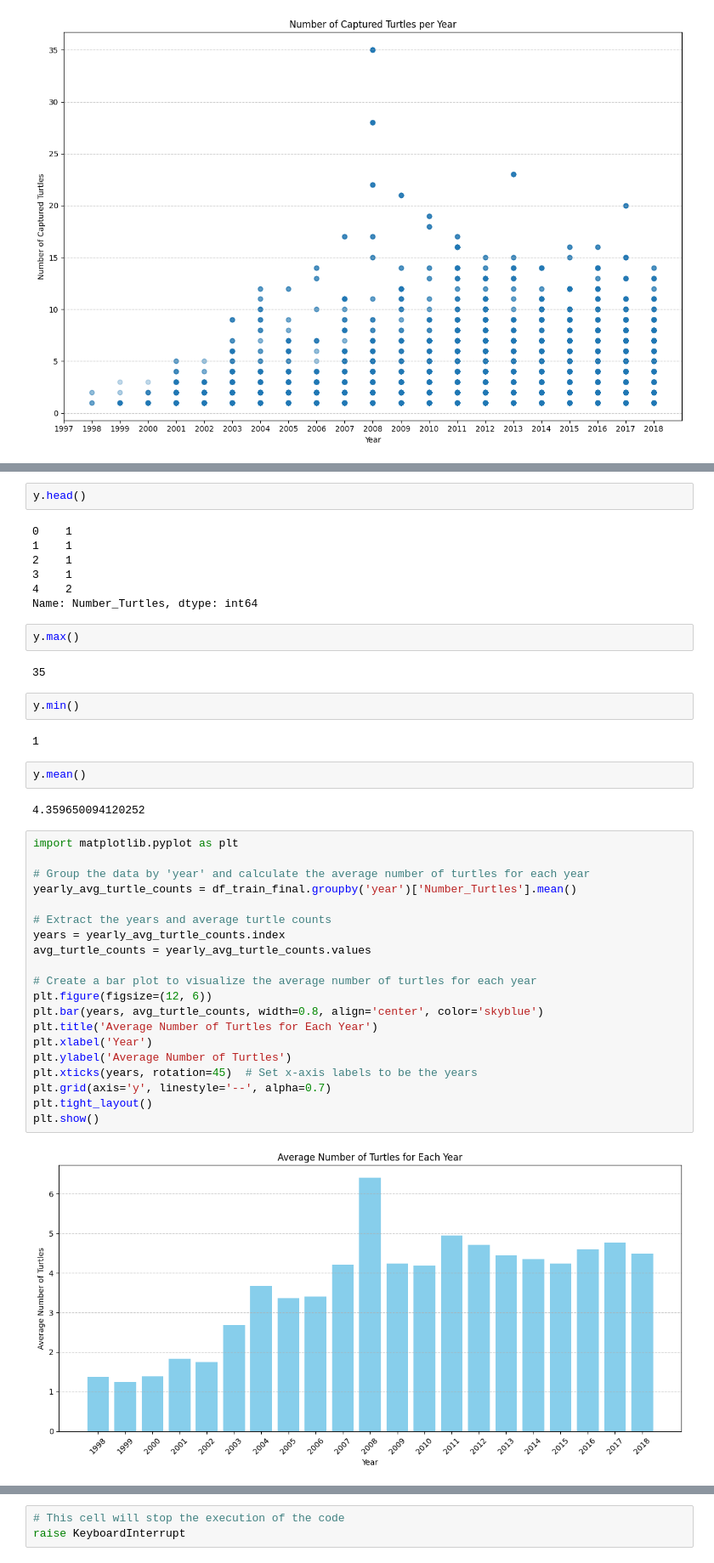
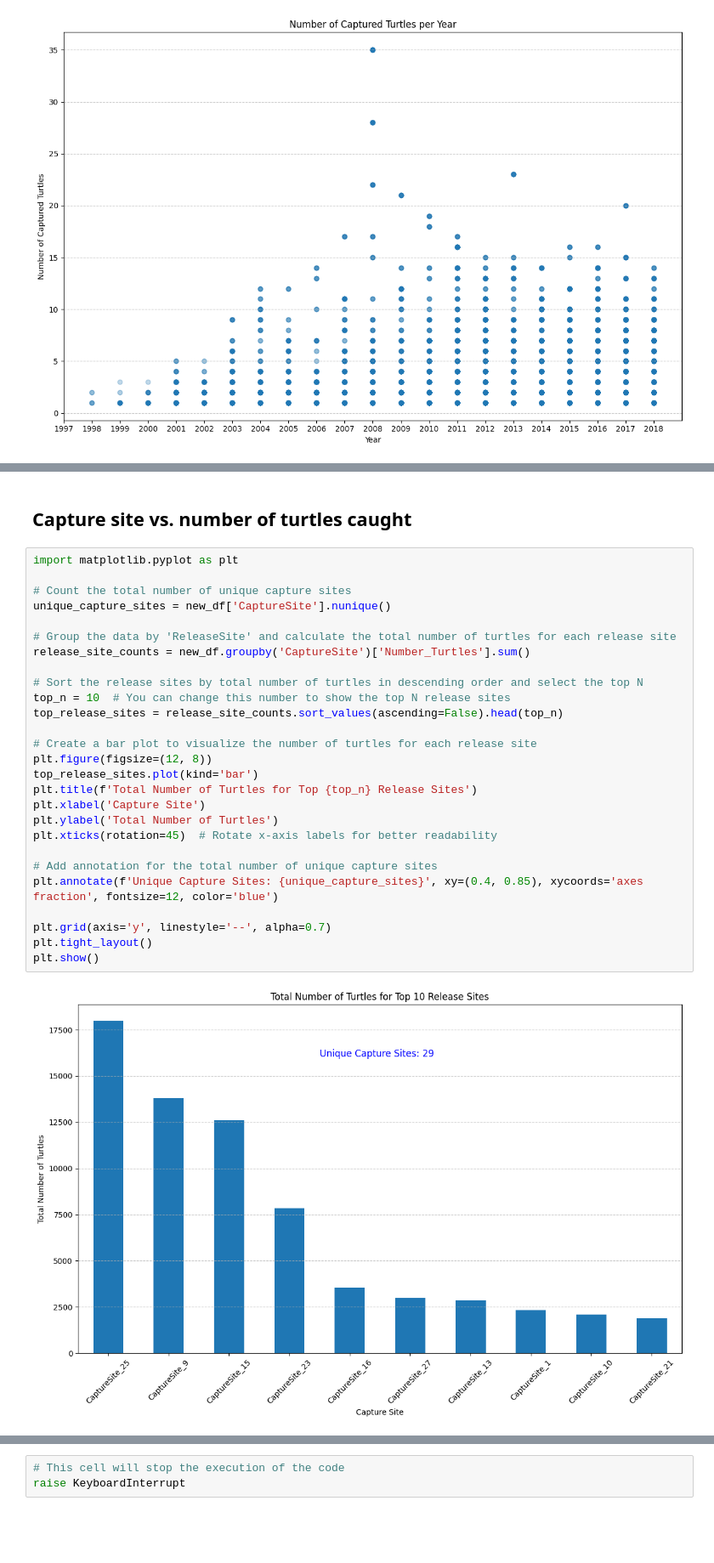
Before and after one commit to eigenaarti2/Ninja-Turtles, a Jupyter notebook: Baseline_new_start_carolina.ipynb, the cells around one changed output, grey strips where cells are left out. Shown at 85% size. Saved outputs shown, nothing was run; the diff lists cells and outputs as text; blank space fills up the shorter version.

Commit message:
Visualization

```diff
--- a/Baseline_new_start_carolina.ipynb
+++ b/Baseline_new_start_carolina.ipynb
@@ -418,43 +395,31 @@ X.head()
-# %%
-y.head()
-# %% [output]
-0    1
-1    1
-2    1
-3    1
-4    2
-Name: Number_Turtles, dtype: int64
-# %%
-y.max()
-# %% [output]
-35
-# %%
-y.min()
-# %% [output]
-1
-# %%
-y.mean()
-# %% [output]
-4.359650094120252
+# %% [markdown]
+## Capture site vs. number of turtles caught
 # %%
 import matplotlib.pyplot as plt
 
-# Group the data by 'year' and calculate the average number of turtles for each year
-yearly_avg_turtle_counts = df_train_final.groupby('year')['Number_Turtles'].mean()
+# Count the total number of unique capture sites
+unique_capture_sites = new_df['CaptureSite'].nunique()
 
-# Extract the years and average turtle counts
-years = yearly_avg_turtle_counts.index
-avg_turtle_counts = yearly_avg_turtle_counts.values
+# Group the data by 'ReleaseSite' and calculate the total number of turtles for each release site
+release_site_counts = new_df.groupby('CaptureSite')['Number_Turtles'].sum()
 
-# Create a bar plot to visualize the average number of turtles for each year
-plt.figure(figsize=(12, 6))
-plt.bar(years, avg_turtle_counts, width=0.8, align='center', color='skyblue')
-plt.title('Average Number of Turtles for Each Year')
-plt.xlabel('Year')
-plt.ylabel('Average Number of Turtles')
-plt.xticks(years, rotation=45)  # Set x-axis labels to be the years
+# Sort the release sites by total number of turtles in descending order and select the top N
+top_n = 10  # You can change this number to show the top N release sites
+top_release_sites = release_site_counts.sort_values(ascending=False).head(top_n)
+
+# Create a bar plot to visualize the number of turtles for each release site
+plt.figure(figsize=(12, 8))
+top_release_sites.plot(kind='bar')
+plt.title(f'Total Number of Turtles for Top {top_n} Release Sites')
+plt.xlabel('Capture Site')
+plt.ylabel('Total Number of Turtles')
+plt.xticks(rotation=45)  # Rotate x-axis labels for better readability
+
+# Add annotation for the total number of unique capture sites
+plt.annotate(f'Unique Capture Sites: {unique_capture_sites}', xy=(0.4, 0.85), xycoords='axes fraction', fontsize=12, color='blue')
+
 plt.grid(axis='y', linestyle='--', alpha=0.7)
 plt.tight_layout()
 plt.show()
 # %% [output]
-[figure, old version]
+[figure, new version]
```
Also changed, not shown: parts of 10 cells of this notebook.
